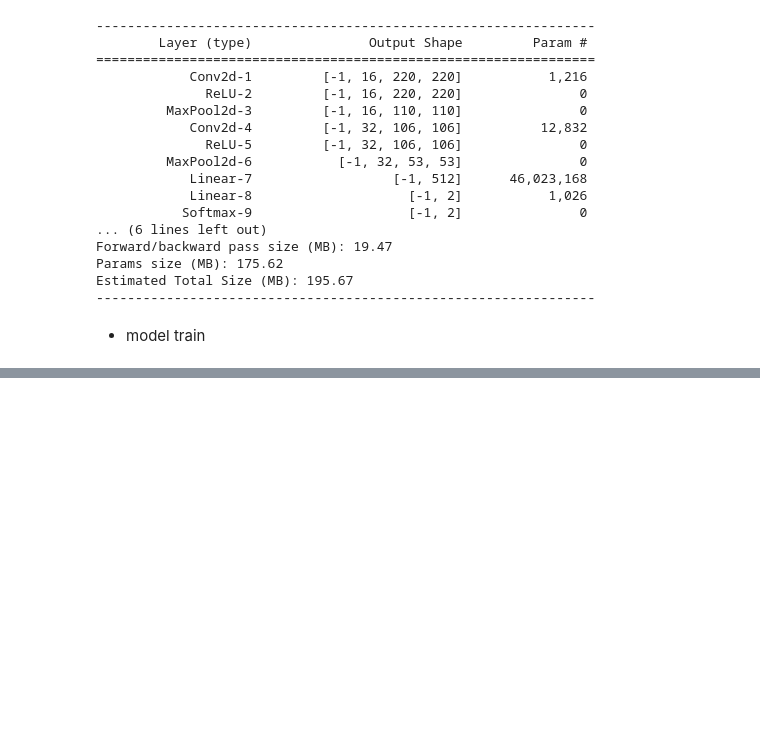
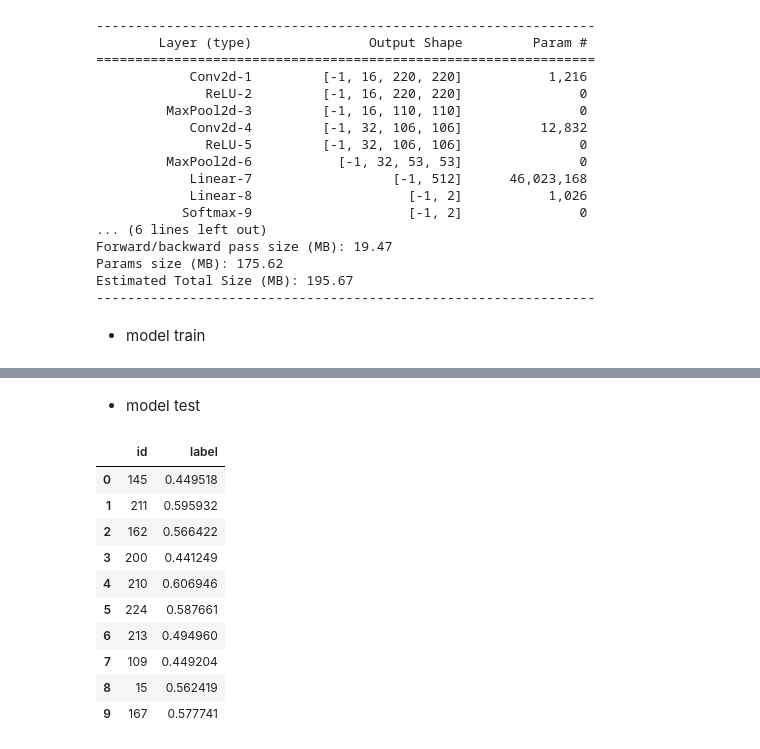
Before and after one commit to HyeJung-Hwang/23-2_MMStudy_Analysis_F, a Jupyter notebook: chap_6_1_practice.ipynb, the cells around one changed output, grey strips where cells are left out. Saved outputs shown, nothing was run; the diff lists cells and outputs as text; code cells hidden in the pictures; blank space fills up the shorter version.

Commit message:
feat: 6.1.1 model test

```diff
--- a/chap_6_1_practice.ipynb
+++ b/chap_6_1_practice.ipynb
@@ -187 +187,21 @@ train Loss: 0.6700 Acc: 0.5775
 ... (9 outputs left out)
+# %% [markdown]
+- model test
+# %%
+from test import make_test_result_dataframe
+
+
+test_result_df = make_test_result_dataframe(test_images_filepaths,size,mean,std,model,device)
+test_result_df.head(10)
+# %% [output]
+|  | id | label |
+| 0 | 145 | 0.449518 |
+| 1 | 211 | 0.595932 |
+| 2 | 162 | 0.566422 |
+| 3 | 200 | 0.441249 |
+| 4 | 210 | 0.606946 |
+| 5 | 224 | 0.587661 |
+| 6 | 213 | 0.494960 |
+| 7 | 109 | 0.449204 |
+| 8 | 15 | 0.562419 |
+| 9 | 167 | 0.577741 |
```
Also changed, not shown: parts of 1 cell of this notebook.
